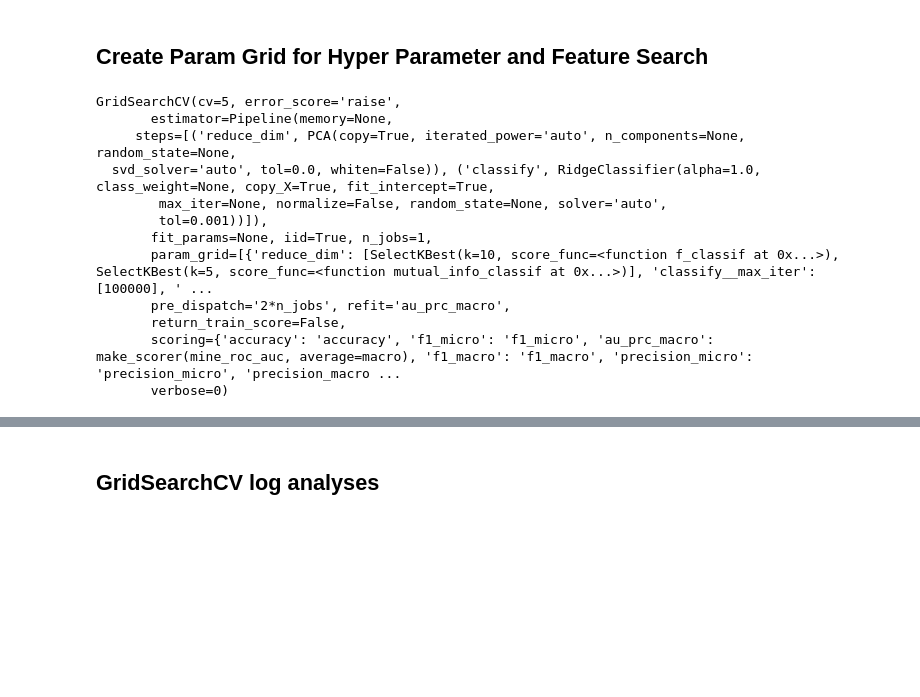
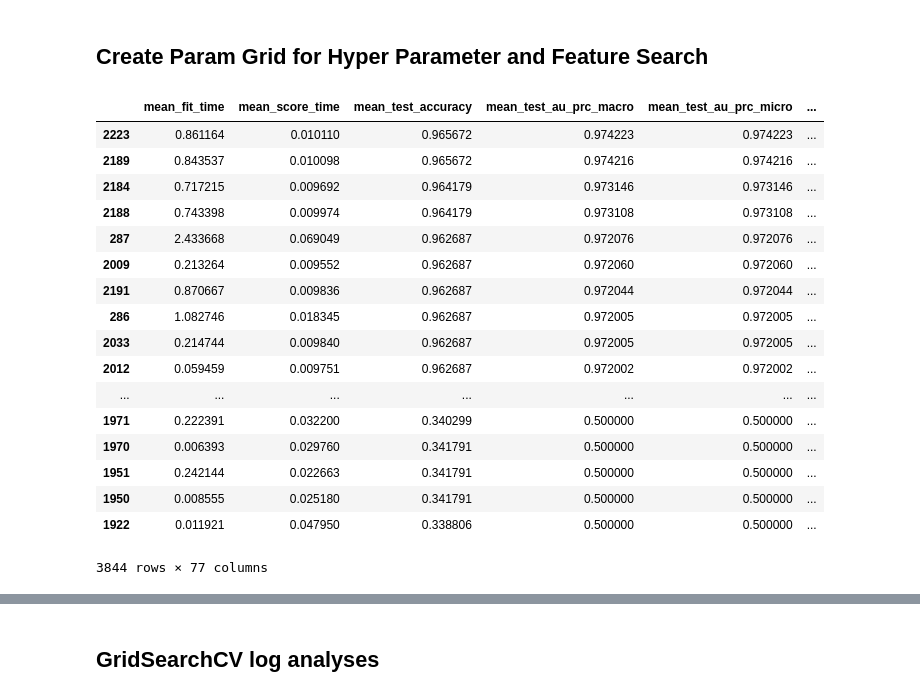
Before and after one commit to vucko83/classification_task, a Jupyter notebook: Classification.ipynb, the cells around one changed output, grey strips where cells are left out. Cells and saved outputs as stored; diff of their text form; code cells hidden in the pictures; blank space fills up the shorter version.

```diff
--- a/Classification.ipynb
+++ b/Classification.ipynb
@@ -415,20 +412,26 @@ search=GridSearchCV(estimator = pipe, param_grid = pars, scoring=scoring, refit=
 #!!Git set and work https://github.com/codepath/ios_guides/wiki/Using-Git-with-Terminal
 # %%
 CVResults=search.cv_results_
-log_df=pd.DataFrame(CVResults) # log2Pandas
-log_df.sort_values('mean_test_au_prc_macro', ascending=False).to_csv('results.csv') # Sort and store for analyses
+log_df=pd.DataFrame(CVResults).sort_values('mean_test_au_prc_macro', ascending=False) # log2Pandas
+log_df.to_csv('results.csv') # Sort and store for analyses
-# %%
-search
-# %% [output]
-GridSearchCV(cv=5, error_score='raise',
-       estimator=Pipeline(memory=None,
-     steps=[('reduce_dim', PCA(copy=True, iterated_power='auto', n_components=None, random_state=None,
-  svd_solver='auto', tol=0.0, whiten=False)), ('classify', RidgeClassifier(alpha=1.0, class_weight=None, copy_X=True, fit_intercept=True,
-        max_iter=None, normalize=False, random_state=None, solver='auto',
-        tol=0.001))]),
-       fit_params=None, iid=True, n_jobs=1,
-       param_grid=[{'reduce_dim': [SelectKBest(k=10, score_func=<function f_classif at 0x...>), SelectKBest(k=5, score_func=<function mutual_info_classif at 0x...>)], 'classify__max_iter': [100000], ' ...
-       pre_dispatch='2*n_jobs', refit='au_prc_macro',
-       return_train_score=False,
-       scoring={'accuracy': 'accuracy', 'f1_micro': 'f1_micro', 'au_prc_macro': make_scorer(mine_roc_auc, average=macro), 'f1_macro': 'f1_macro', 'precision_micro': 'precision_micro', 'precision_macro ...
-       verbose=0)
+# %%
+log_df
+# %% [output]
+|  | mean_fit_time | mean_score_time | mean_test_accuracy | mean_test_au_prc_macro | mean_test_au_prc_micro | ... |
+| 2223 | 0.861164 | 0.010110 | 0.965672 | 0.974223 | 0.974223 | ... |
+| 2189 | 0.843537 | 0.010098 | 0.965672 | 0.974216 | 0.974216 | ... |
+| 2184 | 0.717215 | 0.009692 | 0.964179 | 0.973146 | 0.973146 | ... |
+| 2188 | 0.743398 | 0.009974 | 0.964179 | 0.973108 | 0.973108 | ... |
+| 287 | 2.433668 | 0.069049 | 0.962687 | 0.972076 | 0.972076 | ... |
+| 2009 | 0.213264 | 0.009552 | 0.962687 | 0.972060 | 0.972060 | ... |
+| 2191 | 0.870667 | 0.009836 | 0.962687 | 0.972044 | 0.972044 | ... |
+| 286 | 1.082746 | 0.018345 | 0.962687 | 0.972005 | 0.972005 | ... |
+| 2033 | 0.214744 | 0.009840 | 0.962687 | 0.972005 | 0.972005 | ... |
+| 2012 | 0.059459 | 0.009751 | 0.962687 | 0.972002 | 0.972002 | ... |
+| ... | ... | ... | ... | ... | ... | ... |
+| 1971 | 0.222391 | 0.032200 | 0.340299 | 0.500000 | 0.500000 | ... |
+| 1970 | 0.006393 | 0.029760 | 0.341791 | 0.500000 | 0.500000 | ... |
+| 1951 | 0.242144 | 0.022663 | 0.341791 | 0.500000 | 0.500000 | ... |
+| 1950 | 0.008555 | 0.025180 | 0.341791 | 0.500000 | 0.500000 | ... |
+| 1922 | 0.011921 | 0.047950 | 0.338806 | 0.500000 | 0.500000 | ... |
+3844 rows × 77 columns
```
Also changed, not shown: parts of 11 cells of this notebook, 1 other file.
